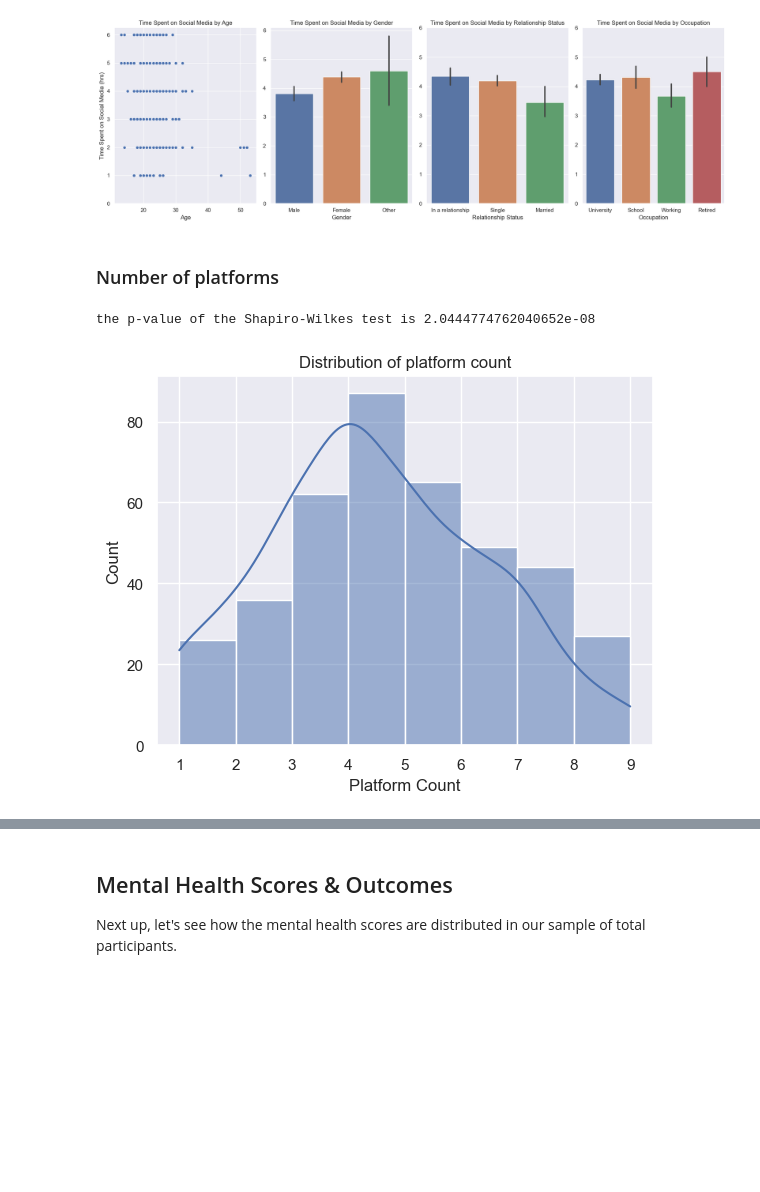
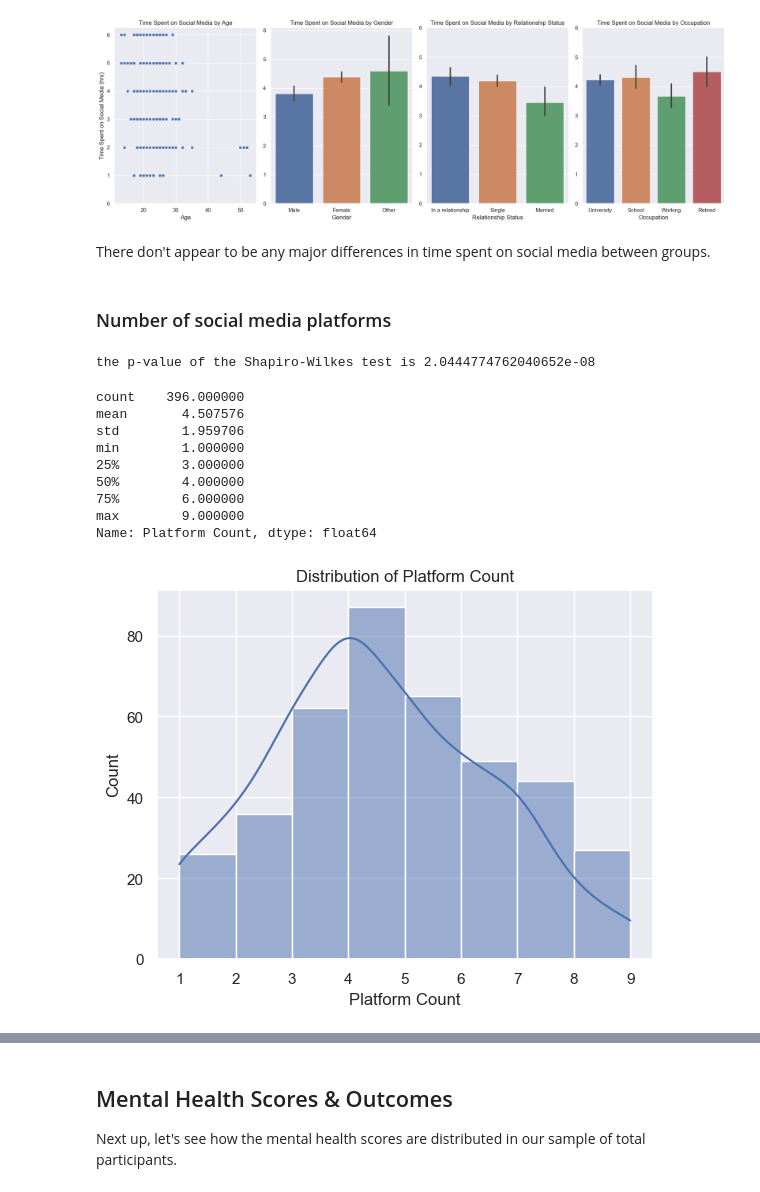
Before and after one commit to allygee/smmh_project, a Jupyter notebook: Social Media Mental Heallth Notebook.ipynb, the cells around one changed output, grey strips where cells are left out. Saved outputs shown, nothing was run; the diff lists cells and outputs as text; code cells hidden in the pictures; blank space fills up the shorter version.

```diff
--- a/Social Media Mental Heallth Notebook.ipynb
+++ b/Social Media Mental Heallth Notebook.ipynb
@@ -555,16 +590,29 @@ plt.tight_layout()
 plt.show()
 # %% [output]
 [figure]
+# %% [markdown]
+There don't appear to be any major differences in time spent on social media between groups.
 # %% [markdown]
-### Number of platforms
+### Number of social media platforms
 # %%
 #Distribution of platform count
 sns.histplot(data=data, x=data['Platform Count'], bins=8, kde=True).set(
-    title='Distribution of platform count')
+    title='Distribution of Platform Count')
 
 #Shapiro wilkes test
 res = stats.shapiro(data['Platform Count'])
 print('the p-value of the Shapiro-Wilkes test is', res.pvalue)
+
+data['Platform Count'].describe()
 # %% [output]
 the p-value of the Shapiro-Wilkes test is 2.0444774762040652e-08
+count    396.000000
+mean       4.507576
+std        1.959706
+min        1.000000
+25%        3.000000
+50%        4.000000
+75%        6.000000
+max        9.000000
+Name: Platform Count, dtype: float64
-[figure, old version]
+[figure, new version]
```
Also changed, not shown: parts of 41 cells of this notebook.
